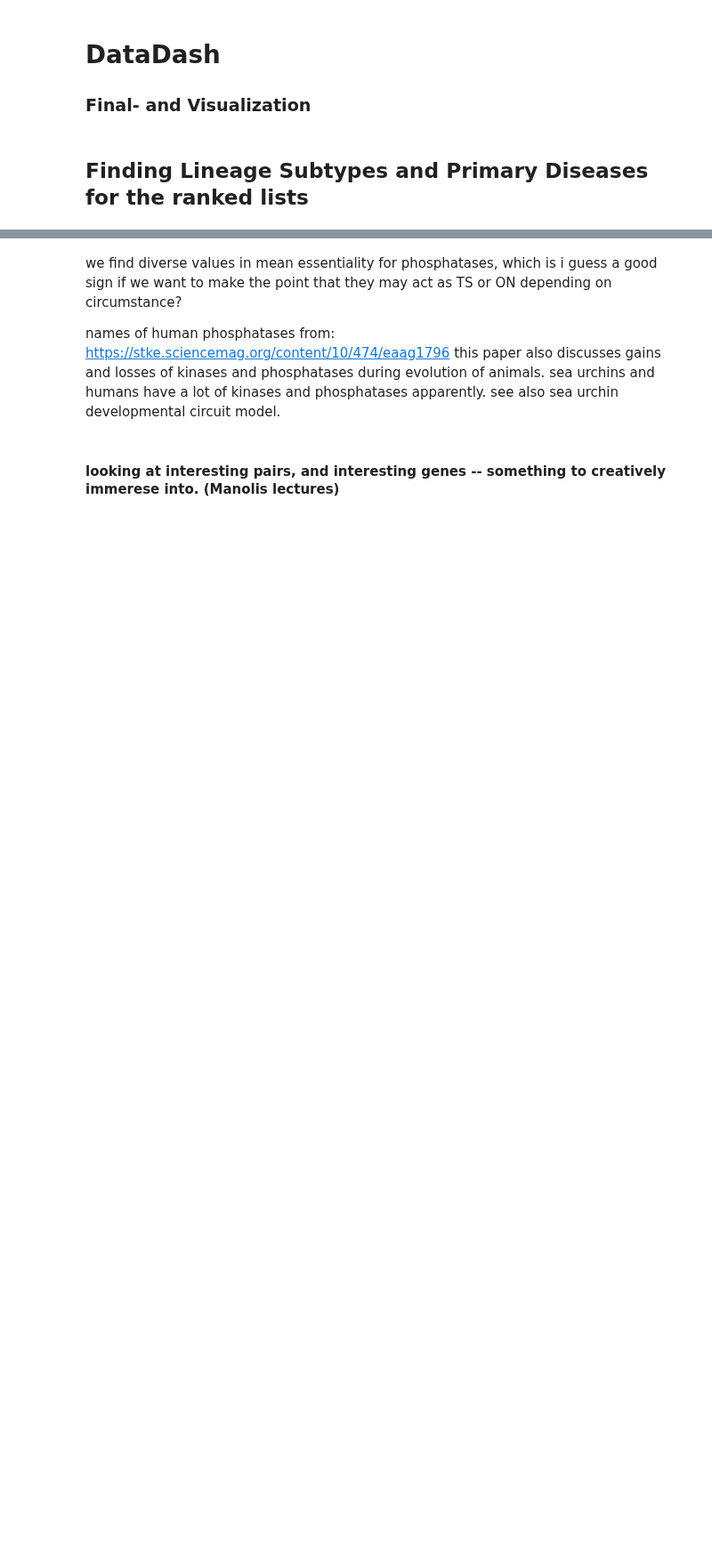
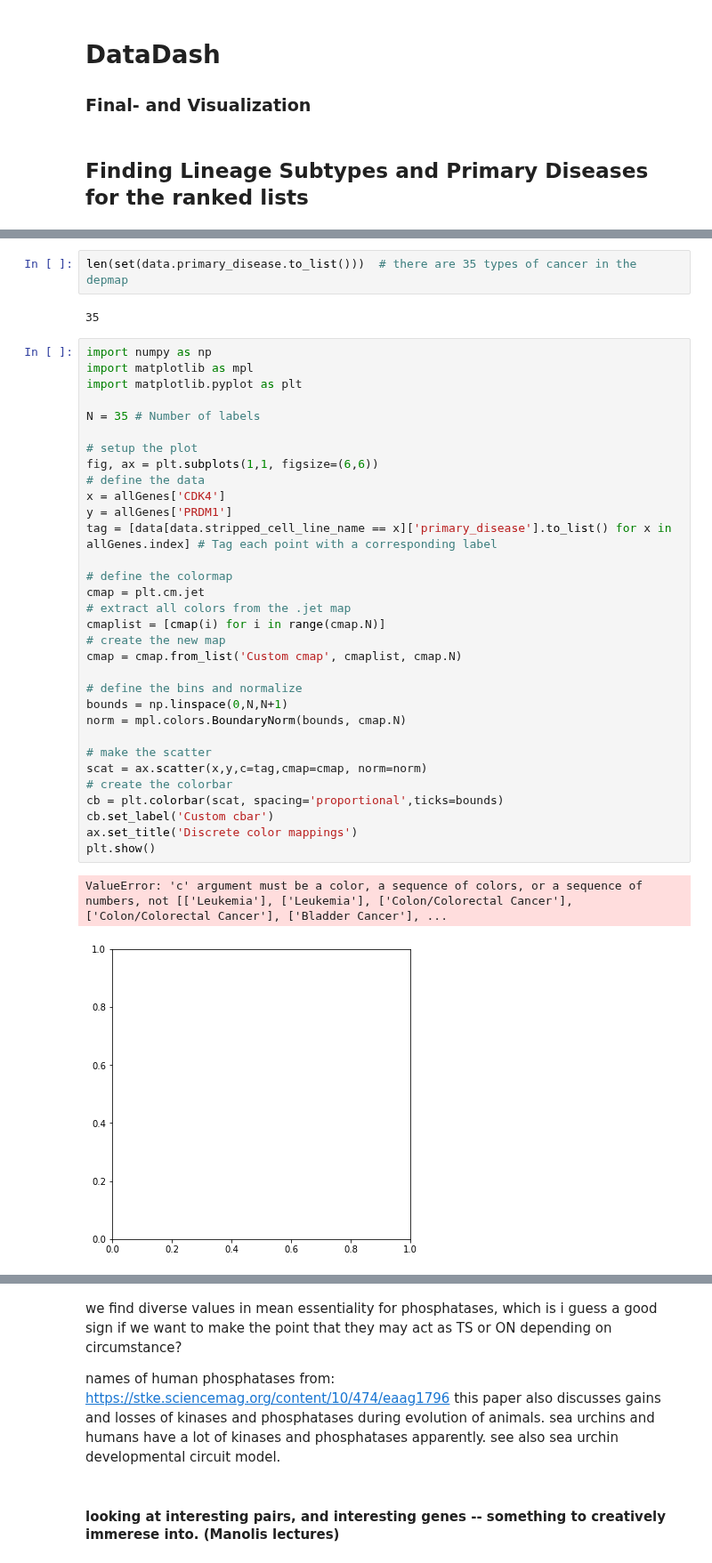
Before and after one commit to lannwal/projectlab, a Jupyter notebook: DataDash.ipynb, the cells around one changed output, grey strips where cells are left out. Shown at 89% size. Drawn from its saved outputs; the diff is of its cells as text; blank space fills up the shorter version.

```diff
--- a/DataDash.ipynb
+++ b/DataDash.ipynb
@@ -105,0 +69,39 @@ print(np.mean(allGenes.PTPN14.values))
+# %%
+len(set(data.primary_disease.to_list()))  # there are 35 types of cancer in the depmap
+# %% [output]
+35
+# %%
+import numpy as np
+import matplotlib as mpl
+import matplotlib.pyplot as plt
+
+N = 35 # Number of labels
+
+# setup the plot
+fig, ax = plt.subplots(1,1, figsize=(6,6))
+# define the data
+x = allGenes['CDK4']
+y = allGenes['PRDM1']
+tag = [data[data.stripped_cell_line_name == x]['primary_disease'].to_list() for x in allGenes.index] # Tag each point with a corresponding label
+
+# define the colormap
+cmap = plt.cm.jet
+# extract all colors from the .jet map
+cmaplist = [cmap(i) for i in range(cmap.N)]
+# create the new map
+cmap = cmap.from_list('Custom cmap', cmaplist, cmap.N)
+
+# define the bins and normalize
+bounds = np.linspace(0,N,N+1)
+norm = mpl.colors.BoundaryNorm(bounds, cmap.N)
+
+# make the scatter
+scat = ax.scatter(x,y,c=tag,cmap=cmap, norm=norm)
+# create the colorbar
+cb = plt.colorbar(scat, spacing='proportional',ticks=bounds)
+cb.set_label('Custom cbar')
+ax.set_title('Discrete color mappings')
+plt.show()
+# %% [output]
+ValueError: 'c' argument must be a color, a sequence of colors, or a sequence of numbers, not [['Leukemia'], ['Leukemia'], ['Colon/Colorectal Cancer'], ['Colon/Colorectal Cancer'], ['Bladder Cancer'], ...
+[figure, added]
```
Also changed, not shown: parts of 410 cells of this notebook.
